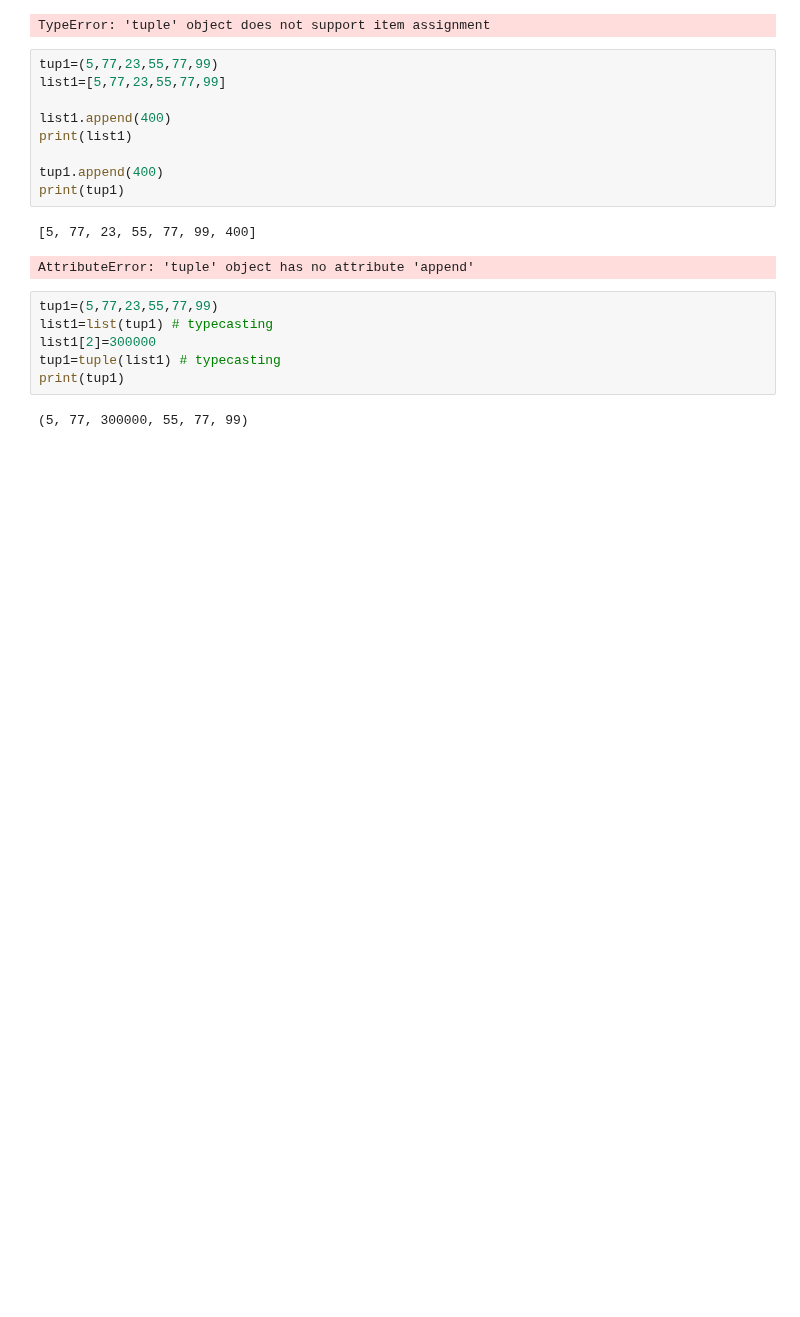
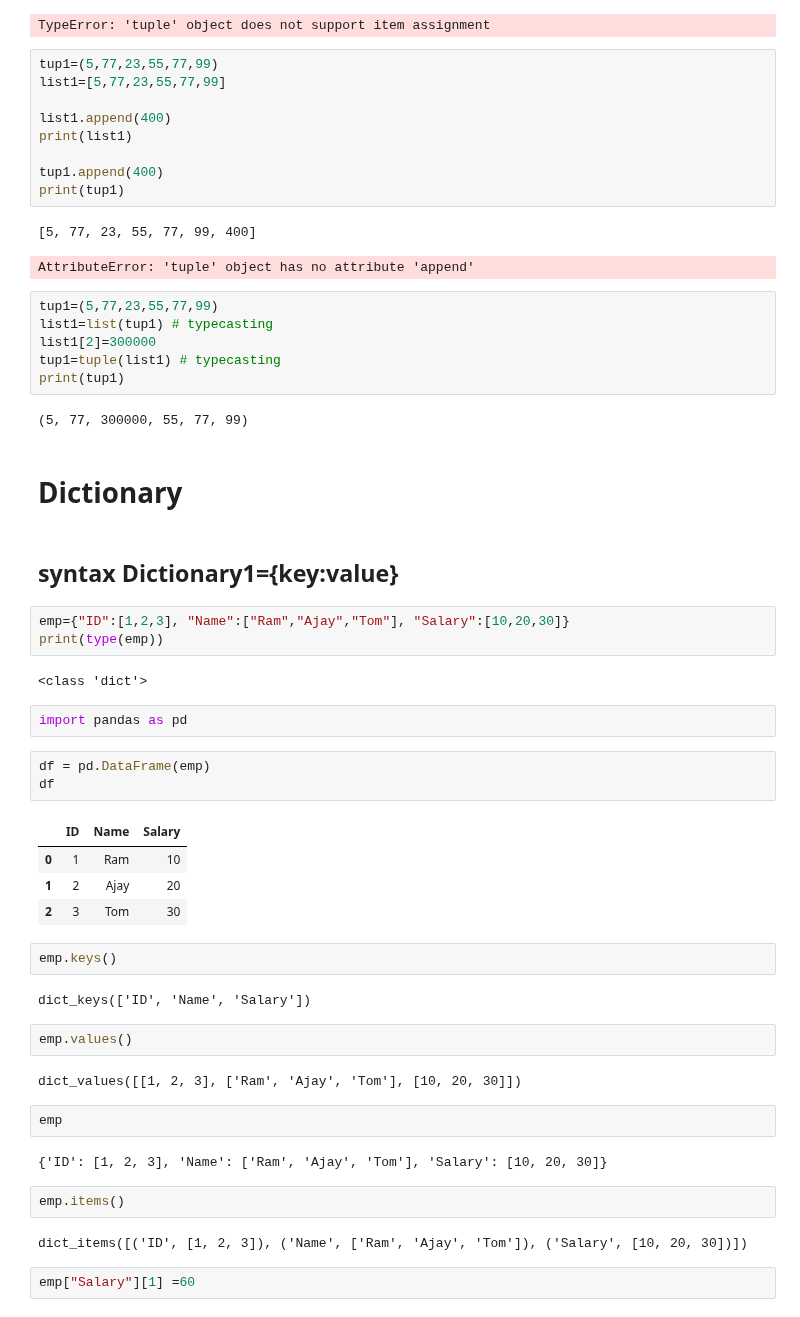
Before and after one commit to ApurvaKhismatrao/Python, a Jupyter notebook: Day6.ipynb, the cells around one changed output. Drawn from its saved outputs; the diff is of its cells as text; blank space fills up the shorter version.

```diff
--- a/Day6.ipynb
+++ b/Day6.ipynb
@@ -878,3 +878,40 @@ tup1=tuple(list1) # typecasting
 print(tup1)
 # %% [output]
 (5, 77, 300000, 55, 77, 99)
+# %% [markdown]
+# Dictionary
+# %% [markdown]
+## syntax Dictionary1={key:value}
+# %%
+emp={"ID":[1,2,3], "Name":["Ram","Ajay","Tom"], "Salary":[10,20,30]}
+print(type(emp))
+# %% [output]
+<class 'dict'>
+# %%
+import pandas as pd
+# %%
+df = pd.DataFrame(emp)
+df
+# %% [output]
+|  | ID | Name | Salary |
+| 0 | 1 | Ram | 10 |
+| 1 | 2 | Ajay | 20 |
+| 2 | 3 | Tom | 30 |
+# %%
+emp.keys()
+# %% [output]
+dict_keys(['ID', 'Name', 'Salary'])
+# %%
+emp.values()
+# %% [output]
+dict_values([[1, 2, 3], ['Ram', 'Ajay', 'Tom'], [10, 20, 30]])
+# %%
+emp
+# %% [output]
+{'ID': [1, 2, 3], 'Name': ['Ram', 'Ajay', 'Tom'], 'Salary': [10, 20, 30]}
+# %%
+emp.items()
+# %% [output]
+dict_items([('ID', [1, 2, 3]), ('Name', ['Ram', 'Ajay', 'Tom']), ('Salary', [10, 20, 30])])
+# %%
+emp["Salary"][1] =60
```
Also changed, not shown: parts of 22 cells of this notebook, 2 other files.
